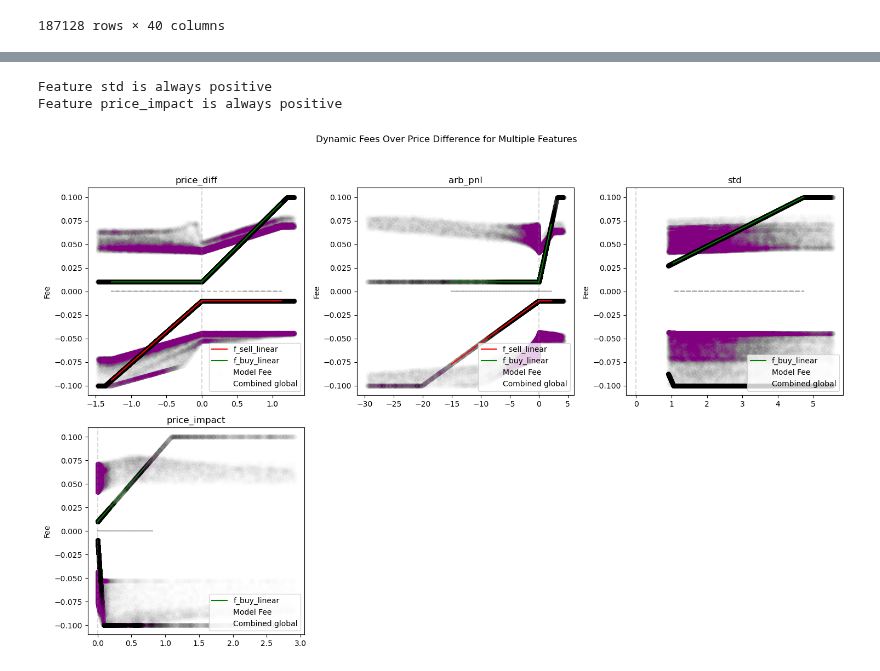
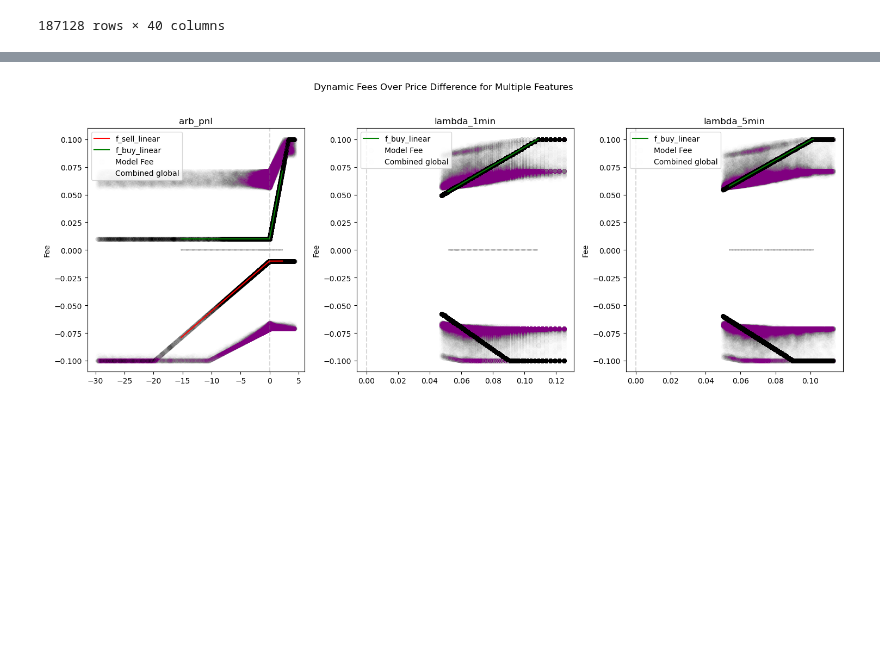
Before and after one commit to Armand-Morin/afp-berkeley-dynamic-fee-defi-amm, a Jupyter notebook: compact_model.ipynb, the cells around one changed output, grey strips where cells are left out. Saved outputs shown, nothing was run; the diff lists cells and outputs as text; code cells hidden in the pictures; blank space fills up the shorter version.

```diff
--- a/compact_model.ipynb
+++ b/compact_model.ipynb
@@ -108,10 +105,13 @@ data['target_fee'] = (-np.sign(data['amount1']) * data['arb_fee']/100).clip(-0.1
 data = data.dropna()
 
 features = [#'LVR_nbtoken',
-            'price_diff', 'arb_pnl', 'std', 'price_impact',
+            #'price_diff',
+            'arb_pnl',
+            #'std',
+            #'price_impact',
             #'mean_rol_amount', 'avg_gas',  'rol_amountUSD',
-            #'lambda_1min', 'rol_1min_span', 'rol_1m_trade_count',
-            #'lambda_5min', 'rol_5min_span', 'rol_5m_trade_count',
+            'lambda_1min',# 'rol_1min_span', 'rol_1m_trade_count',
+            'lambda_5min',# 'rol_5min_span', 'rol_5m_trade_count',
             #'amountUSD',
             ]
 target = 'target_fee' # 'tcost_usd'
@@ -367,7 +360,7 @@ num_features = len(features)
 cols = 3
 rows = num_features // cols + (1 if num_features % cols > 0 else 0)
 
-fig, axs = plt.subplots(rows, cols, figsize=(15, rows * 5))
+fig, axs = plt.subplots(rows, cols, figsize=(15, rows * 5 + 1))
 fig.suptitle('Dynamic Fees Over Price Difference for Multiple Features')
 
 f_min  = 0.01
@@ -377,7 +370,15 @@ high_q = 0.95
 
 for i, feat in enumerate(features):
     row, col = divmod(i, cols)
-    ax = axs[row, col] if num_features > 1 else axs
+
+    # Adjust how to access the subplot axes based on the dimensionality of 'axs'
+    if num_features > 1:
+        if axs.ndim > 1:  # If 'axs' is two-dimensional
+            ax = axs[row, col]
+        else:  # If 'axs' is one-dimensional
+            ax = axs[i]
+    else:
+        ax = axs
 
     scale_min = data_filtered[feat].quantile(high_q)
     scale_max = data_filtered[feat].quantile(low_q)
@@ -408,40 +409,37 @@ for i, feat in enumerate(features):
     buy_subset['model_fee'] = buy_subset[feat].apply(lambda x: buy_fee(x, f_min, f_max, w_buy))
     if data_filtered[feat].min() >= 0:
         # Adjust sell_subset model_fee calculation for features that are always positive
-        print(f'Feature {feat} is always positive')
         w_sell = w_sell.clip(0, 1)
         sell_subset['model_fee'] = -sell_subset[feat].apply(lambda x: sell_fee(-x, f_min, f_max, w_sell))
         #ax.plot(delta_p['delta_p'], delta_p['delta_p'].apply(lambda x: min(f_max, f_min - w_sell * max(0, x))), label='f_sell_linear', color='red')
     else:
         sell_subset['model_fee'] = -sell_subset[feat].apply(lambda x: sell_fee(x, f_min, f_max, w_sell))
         ax.plot(delta_p['delta_p'], -delta_p['delta_p'].apply(lambda x: min(f_max, f_min - w_sell * min(0, x))), label='f_sell_linear', color='red')
 
     fus_data = pd.concat([buy_subset, sell_subset])
 
     # plot the fees and the model fee
     ax.plot(delta_p['delta_p'],  delta_p['delta_p'].apply(lambda x: min(f_max, f_min + w_buy * max(0, x))),  label='f_buy_linear', color='green')
     #ax.plot(delta_p['delta_p'], -delta_p['delta_p'].apply(lambda x: min(f_max, f_min - w_sell * min(0, x))), label='f_sell_linear', color='red')
 
     filtered_plot = (fus_data[feat] >= fus_data[feat].quantile(low_q)) & (fus_data[feat] <= fus_data[feat].quantile(high_q))
     ax.scatter(fus_data[feat], fus_data['model_fee'], alpha=0.005, color='black', label='Model Fee')
     # ax.scatter(fus_data[filtered_plot][feat], fus_data[filtered_plot]['model_fee'], alpha=0.005, color='black', label='Model Fee')
 
     ax.scatter(combined_data[feat], combined_data['combined_fee']* 100, alpha=0.005, color='purple', label='Combined global')
 
     ax.plot(fus_data[filtered_plot][feat], [0]*len(fus_data[filtered_plot]), linestyle='--', alpha=0.3, color='black')
     ax.axvline(0, color='gray', linestyle='--', alpha=0.3)
 
     ax.set_ylabel('Fee')
-    ax.legend(loc='lower right')
+    ax.legend(loc='best')
     ax.set_title(feat)
 
 plt.tight_layout(rect=[0, 0.03, 1, 0.95])
 
 for j in range(i + 1, rows * cols):
     fig.delaxes(axs.flatten()[j])
 
 plt.show()
 # %% [output]
-Feature std is always positive
-Feature price_impact is always positive
-[figure, old version]
+[figure, new version]
```
Also changed, not shown: parts of 8 cells of this notebook.
